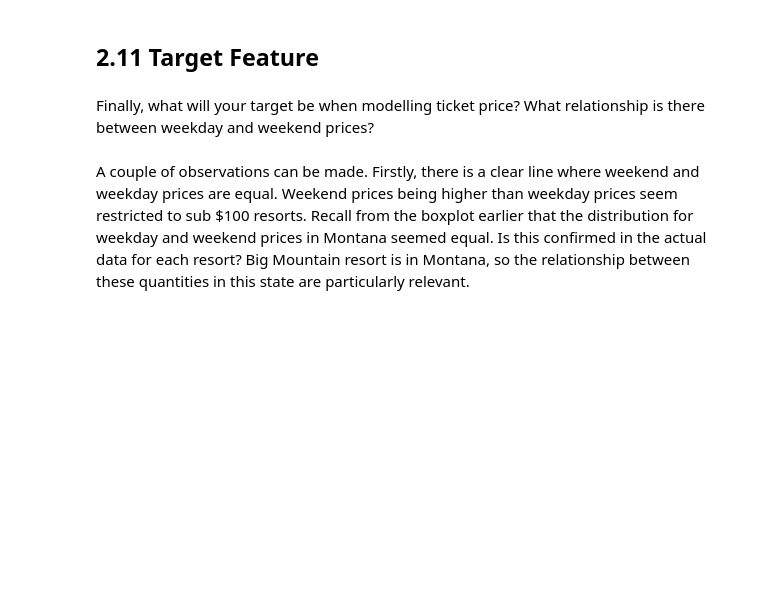
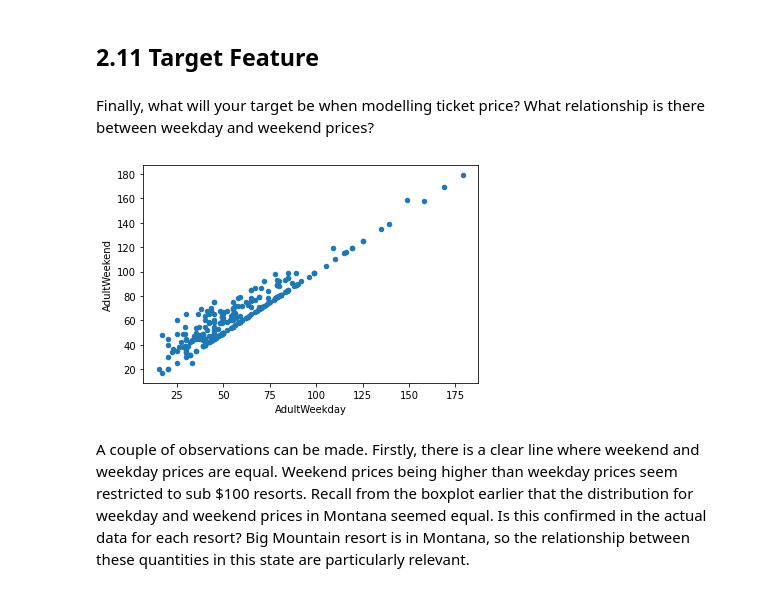
Before and after one commit to ivanjwebb/DataScienceGuidedCapstone, a Jupyter notebook: Notebooks/datawraggling.ipynb, the cells around one changed output. Cells and saved outputs as stored; diff of their text form; code cells hidden in the pictures; blank space fills up the shorter version.

```diff
--- a/Notebooks/datawraggling.ipynb
+++ b/Notebooks/datawraggling.ipynb
@@ -863,8 +974,10 @@ Finally, what will your target be when modelling ticket price? What relationship
 # %%
 #Code task 36#
 #Use ski_data's `plot()` method to create a scatterplot (kind='scatter') with 'AdultWeekday' on the x-axis and
 #'AdultWeekend' on the y-axis
-ski_data.___(x='AdultWeekday', y='AdultWeekend', kind='scatter');
+ski_data.plot(x='AdultWeekday', y='AdultWeekend', kind='scatter');
+# %% [output]
+[figure, added]
 # %% [markdown]
 A couple of observations can be made. Firstly, there is a clear line where weekend and weekday prices are equal. Weekend prices being higher than weekday prices seem restricted to sub $100 resorts. Recall from the boxplot earlier that the distribution for weekday and weekend prices in Montana seemed equal. Is this confirmed in the actual data for each resort? Big Mountain resort is in Montana, so the relationship between these quantities in this state are particularly relevant.
 # %%
```
Also changed, not shown: parts of 47 cells of this notebook, 2 other files.
